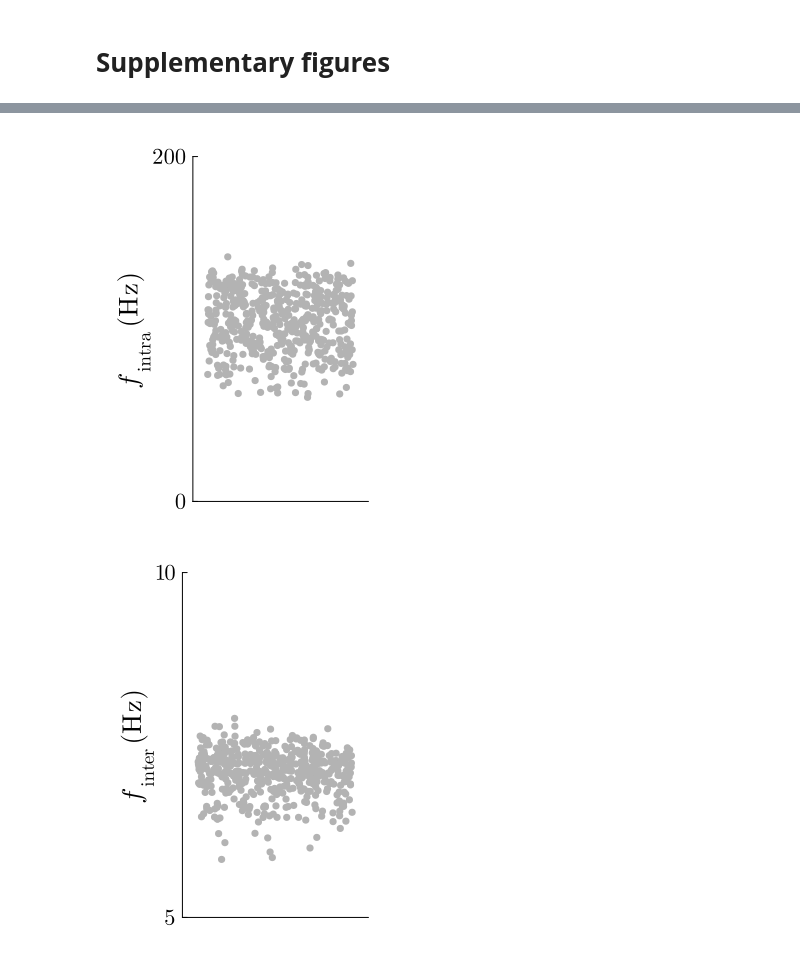
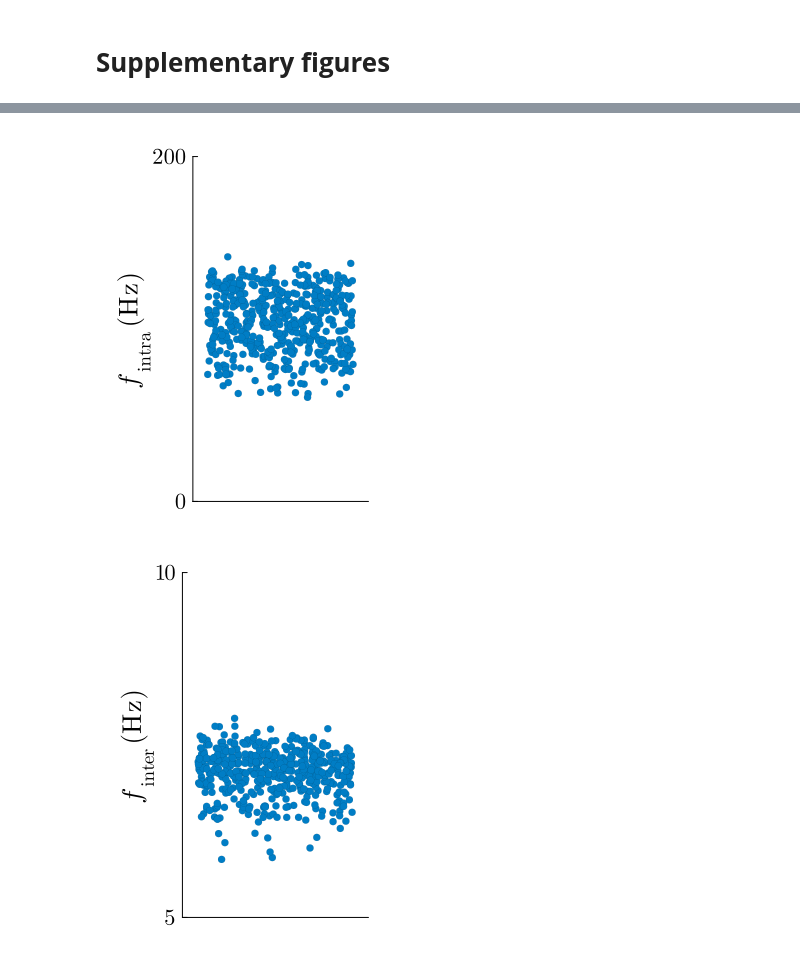
Before and after one commit to arthur-fyon/CORR_2022, a Jupyter notebook: STG/FYON_2022_STG_plots.ipynb, the cells around one changed output, grey strips where cells are left out. Drawn from its saved outputs; the diff is of its cells as text; code cells hidden in the pictures.

Commit message:
Adding and modifying figures after peer reviewing

```diff
--- a/STG/FYON_2022_STG_plots.ipynb
+++ b/STG/FYON_2022_STG_plots.ipynb
@@ -1100,21 +1037,21 @@ end
 # %%
 Random.seed!(2022)
-pSa = scatter(rand(ncells), intraburst_f, label="", color=:gray70, grid=false,
+pSa = scatter(rand(ncells), intraburst_f, label="", color=myCompleteBlue, grid=false,
               yguidefontsize=18, xguidefontsize=18, legendfontsize=12, margin=5Plots.mm,
               markerstrokewidth=0., yticks=([0, 200], [L"0", L"200"]), tickfontsize=15,
               xticks=false, size=(300, 400))
 
 ylabel!(L"f_\mathrm{intra}\,\mathrm{(Hz)}")
 xlims!((-0.1, 1.1))
 ylims!((0, 200))
 display(pSa)
 # savefig(pSa, "./figures/STG_intraburst_freq_bursting.pdf")
 # %% [output]
-[figure, old version]
+[figure, new version]
 # %%
 Random.seed!(2022)
 full_T = 1 ./ interburst_f + ((nb_spikes.-1) ./ intraburst_f)
-pSb = scatter(rand(ncells), 1 ./ full_T, label="", color=:gray70, grid=false,
+pSb = scatter(rand(ncells), 1 ./ full_T, label="", color=myCompleteBlue, grid=false,
               yguidefontsize=18, xguidefontsize=18, legendfontsize=12, margin=5Plots.mm,
               markerstrokewidth=0., yticks=([5, 10], [L"5", L"10"]), tickfontsize=15,
               xticks=false, size=(300, 400))
@@ -1125,7 +1062,7 @@ ylims!((5, 10))
 display(pSb)
 # savefig(pSb, "./figures/STG_interburst_freq_bursting.pdf")
 # %% [output]
-[figure, old version]
+[figure, new version]
 # %%
 full_T = 1 ./ interburst_f + ((nb_spikes.-1) ./ intraburst_f)
 duty_cycle = ((nb_spikes.-1) ./ intraburst_f) ./ full_T
```
Also changed, not shown: parts of 32 cells of this notebook, 15 other files.
